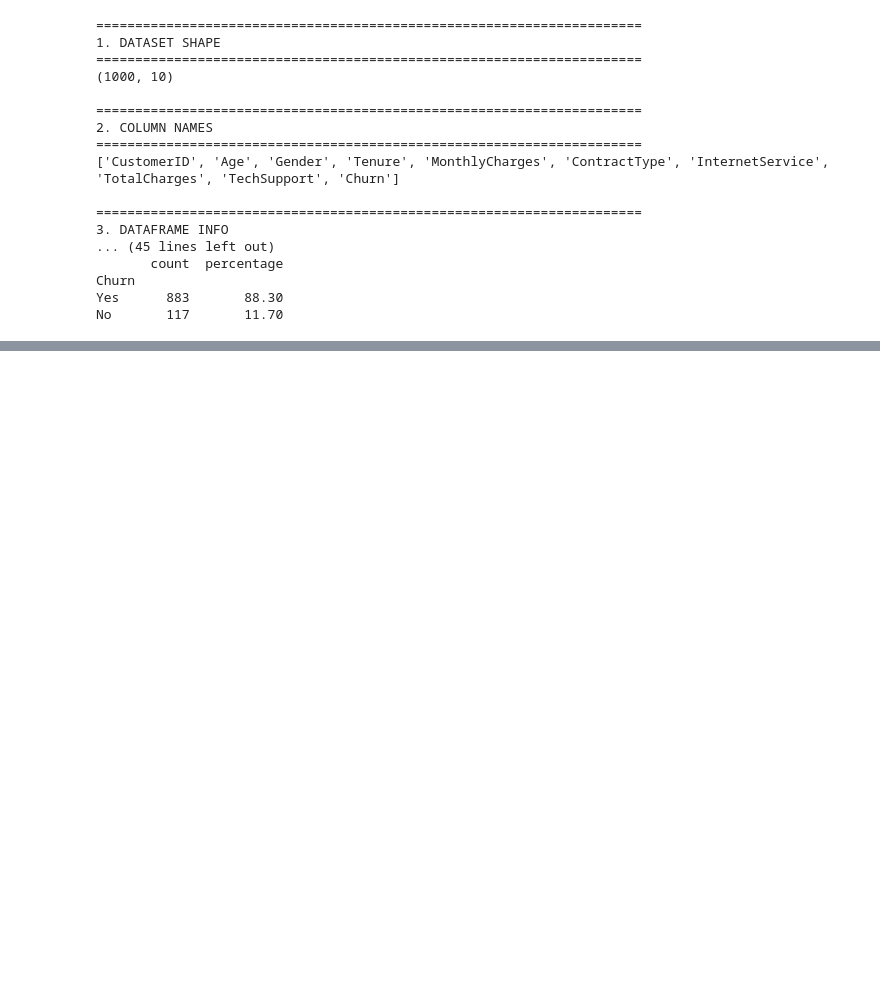
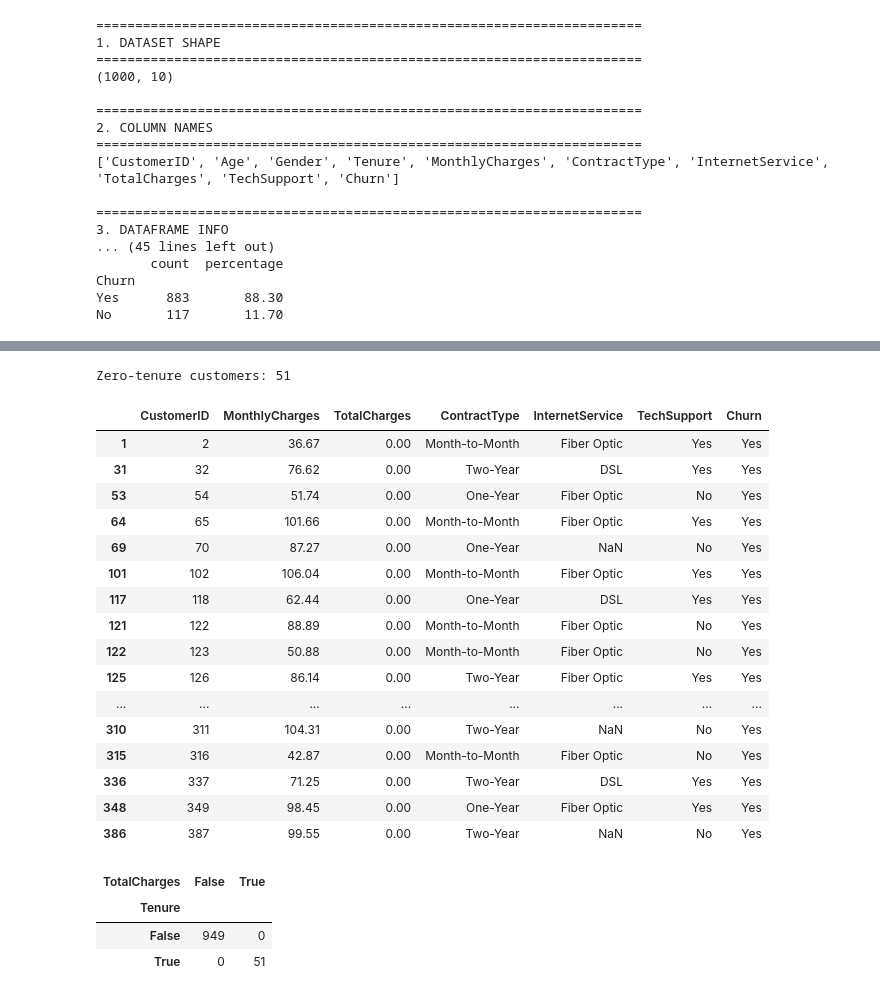
Before and after one commit to deardisha/retentioniq-telecom-churn, a Jupyter notebook: notebooks/01_retentioniq_analysis.ipynb, the cells around one changed output, grey strips where cells are left out. Saved outputs shown, nothing was run; the diff lists cells and outputs as text; code cells hidden in the pictures; blank space fills up the shorter version.

Commit message:
Add data cleaning validation and business features

```diff
--- a/notebooks/01_retentioniq_analysis.ipynb
+++ b/notebooks/01_retentioniq_analysis.ipynb
@@ -427,0 +432,5 @@ No       117       11.70
+# %%
+# Create a working copy
+df_clean = df.copy()
+
+print(f"Original rows: {len(df_clean):,}")
@@ -427,0 +494,21 @@ No       117       11.70
+# %%
+# Check whether TotalCharges is calculated correctly and then summarize
+
+df_clean["ExpectedTotalCharges"] = (
+    df_clean["Tenure"] * df_clean["MonthlyCharges"]
+)
+
+df_clean["TotalChargesDifference"] = (
+    df_clean["TotalCharges"] - df_clean["ExpectedTotalCharges"]
+).abs()
+
+df_clean[
+    [
+        "CustomerID",
+        "Tenure",
+        "MonthlyCharges",
+        "TotalCharges",
+        "ExpectedTotalCharges",
+        "TotalChargesDifference"
+    ]
+].head(10)
@@ -427,0 +654,48 @@ No       117       11.70
+# %%
+# Check zero-tenure customers
+zero_tenure_customers = df_clean[
+    df_clean["Tenure"] == 0
+][
+    [
+        "CustomerID",
+        "MonthlyCharges",
+        "TotalCharges",
+        "ContractType",
+        "InternetService",
+        "TechSupport",
+        "Churn"
+    ]
+]
+
+print(f"Zero-tenure customers: {len(zero_tenure_customers)}")
+zero_tenure_customers.head(20)
+# %% [output]
+Zero-tenure customers: 51
+|  | CustomerID | MonthlyCharges | TotalCharges | ContractType | InternetService | TechSupport | Churn |
+| 1 | 2 | 36.67 | 0.00 | Month-to-Month | Fiber Optic | Yes | Yes |
+| 31 | 32 | 76.62 | 0.00 | Two-Year | DSL | Yes | Yes |
+| 53 | 54 | 51.74 | 0.00 | One-Year | Fiber Optic | No | Yes |
+| 64 | 65 | 101.66 | 0.00 | Month-to-Month | Fiber Optic | Yes | Yes |
+| 69 | 70 | 87.27 | 0.00 | One-Year | NaN | No | Yes |
+| 101 | 102 | 106.04 | 0.00 | Month-to-Month | Fiber Optic | Yes | Yes |
+| 117 | 118 | 62.44 | 0.00 | One-Year | DSL | Yes | Yes |
+| 121 | 122 | 88.89 | 0.00 | Month-to-Month | Fiber Optic | No | Yes |
+| 122 | 123 | 50.88 | 0.00 | Month-to-Month | Fiber Optic | No | Yes |
+| 125 | 126 | 86.14 | 0.00 | Two-Year | Fiber Optic | Yes | Yes |
+| ... | ... | ... | ... | ... | ... | ... | ... |
+| 310 | 311 | 104.31 | 0.00 | Two-Year | NaN | No | Yes |
+| 315 | 316 | 42.87 | 0.00 | Month-to-Month | Fiber Optic | No | Yes |
+| 336 | 337 | 71.25 | 0.00 | Two-Year | DSL | Yes | Yes |
+| 348 | 349 | 98.45 | 0.00 | One-Year | Fiber Optic | Yes | Yes |
+| 386 | 387 | 99.55 | 0.00 | Two-Year | NaN | No | Yes |
+# %%
+# Check whether zero tenure always means zero total charges:
+pd.crosstab(
+    df_clean["Tenure"] == 0,
+    df_clean["TotalCharges"] == 0
+)
+# %% [output]
+| TotalCharges | False | True |
+| Tenure |  |  |
+| False | 949 | 0 |
+| True | 0 | 51 |
```
Also changed, not shown: parts of 27 cells of this notebook, 1 other file.
